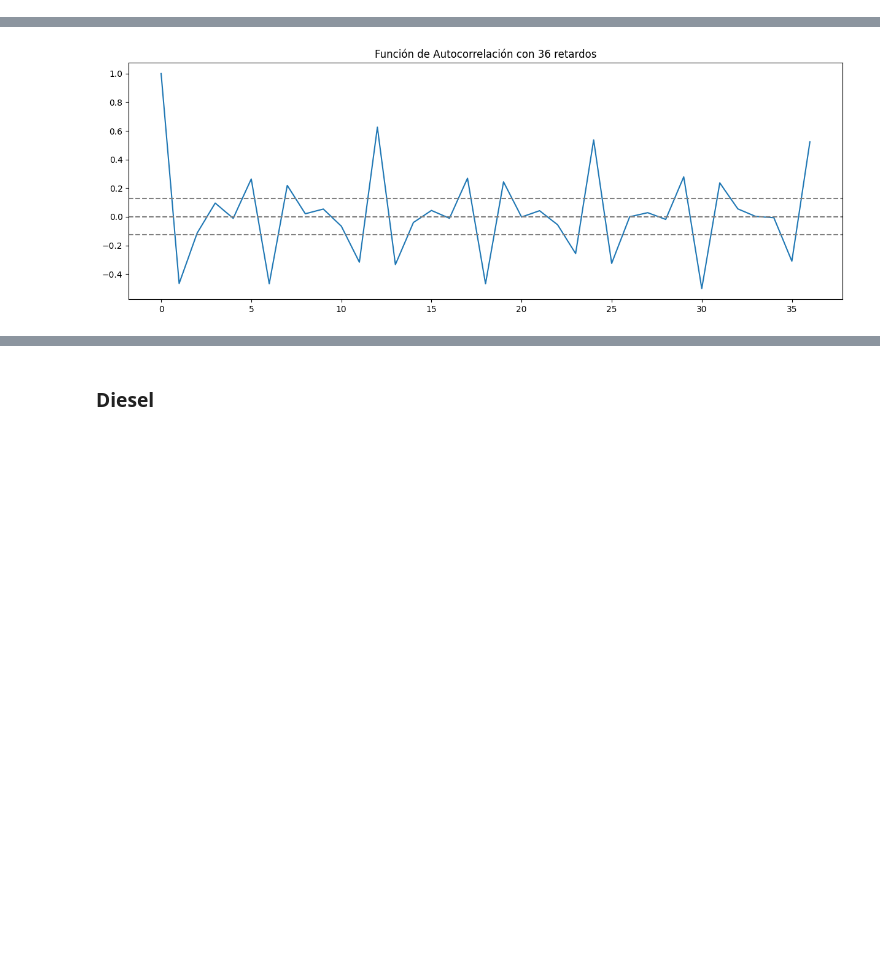
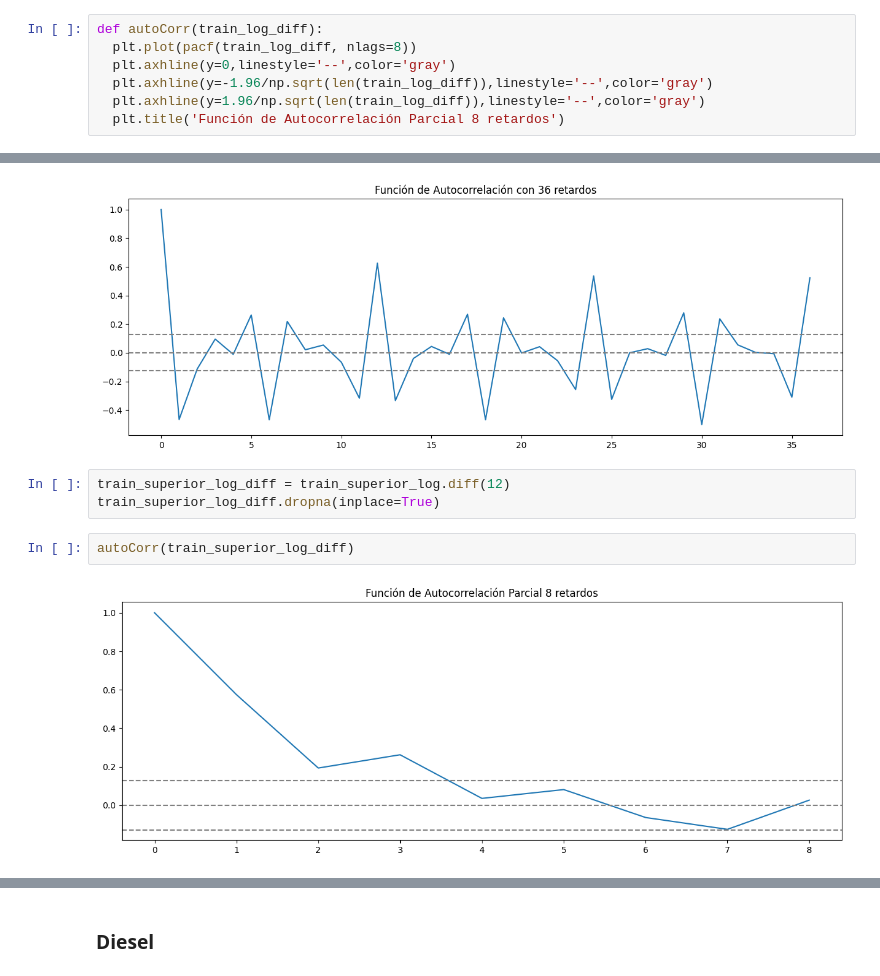
Before and after one commit to andreamalin/HDT2_DS, a Jupyter notebook: main.ipynb, the cells around one changed output, grey strips where cells are left out. Drawn from its saved outputs; the diff is of its cells as text; blank space fills up the shorter version.

Commit message:
Feat: finish autocorr

```diff
--- a/main.ipynb
+++ b/main.ipynb
@@ -489,6 +471,13 @@ def checkStationarity(train_gas_diff):
   plt.title('Función de Autocorrelación con 36 retardos')
   plt.rcParams['figure.figsize'] = [15, 5]
   plt.rcParams['figure.dpi'] = 100 # 200 e.g. is really fine, but slower
+# %%
+def autoCorr(train_log_diff):
+  plt.plot(pacf(train_log_diff, nlags=8))
+  plt.axhline(y=0,linestyle='--',color='gray')
+  plt.axhline(y=-1.96/np.sqrt(len(train_log_diff)),linestyle='--',color='gray')
+  plt.axhline(y=1.96/np.sqrt(len(train_log_diff)),linestyle='--',color='gray')
+  plt.title('Función de Autocorrelación Parcial 8 retardos')
 # %% [markdown]
 ### Regular
 # %%
@@ -567,3 +550,10 @@ plotPACF(train_superior_gas_diff)
 checkStationarity(train_superior_gas_diff)
 # %% [output]
 [figure]
+# %%
+train_superior_log_diff = train_superior_log.diff(12)
+train_superior_log_diff.dropna(inplace=True)
+# %%
+autoCorr(train_superior_log_diff)
+# %% [output]
+[figure, added]
```
Also changed, not shown: parts of 8 cells of this notebook.
